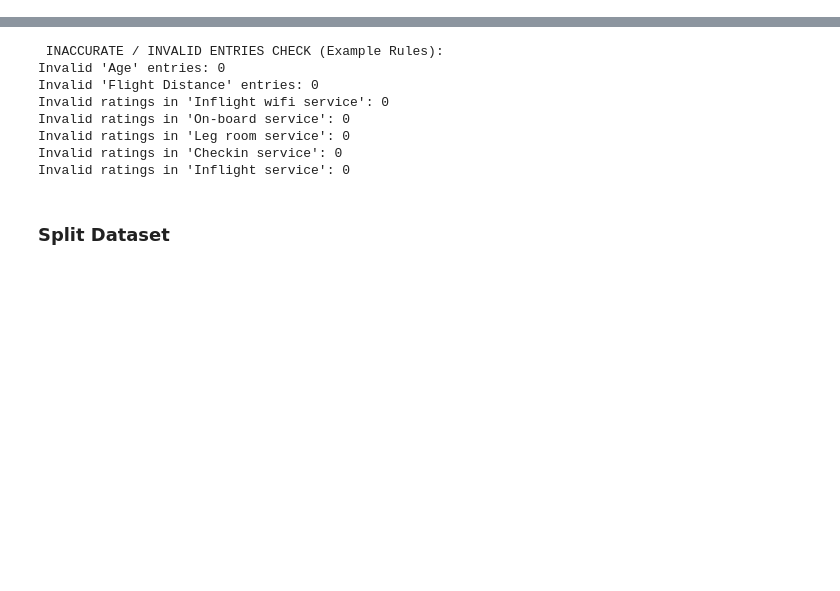
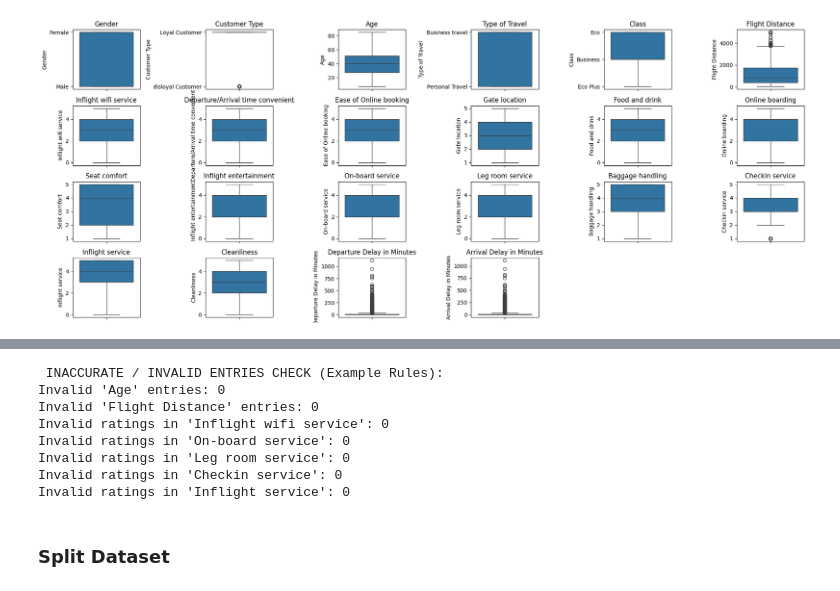
Before and after one commit to VALKAN00/Airline-Passenger-Satisfaction, a Jupyter notebook: Preprocessing + Modeling/Computation_Project.ipynb, the cells around one changed output, grey strips where cells are left out. Cells and saved outputs as stored; diff of their text form; code cells hidden in the pictures; blank space fills up the shorter version.

```diff
--- a/Preprocessing + Modeling/Computation_Project.ipynb
+++ b/Preprocessing + Modeling/Computation_Project.ipynb
@@ -50,0 +164,12 @@ display(df)
+# %%
+df_plotting=df.iloc[:,2:-1]
+plt.figure(figsize=(20, 8))
+for i, column in enumerate(df_plotting.columns, 1):
+    plt.subplot(4, 6, i)
+    sns.boxplot(y=df[column])
+    plt.title(column)
+
+plt.tight_layout()
+plt.show()
+# %% [output]
+[figure, added]
```
Also changed, not shown: parts of 20 cells of this notebook, 1 other file.
